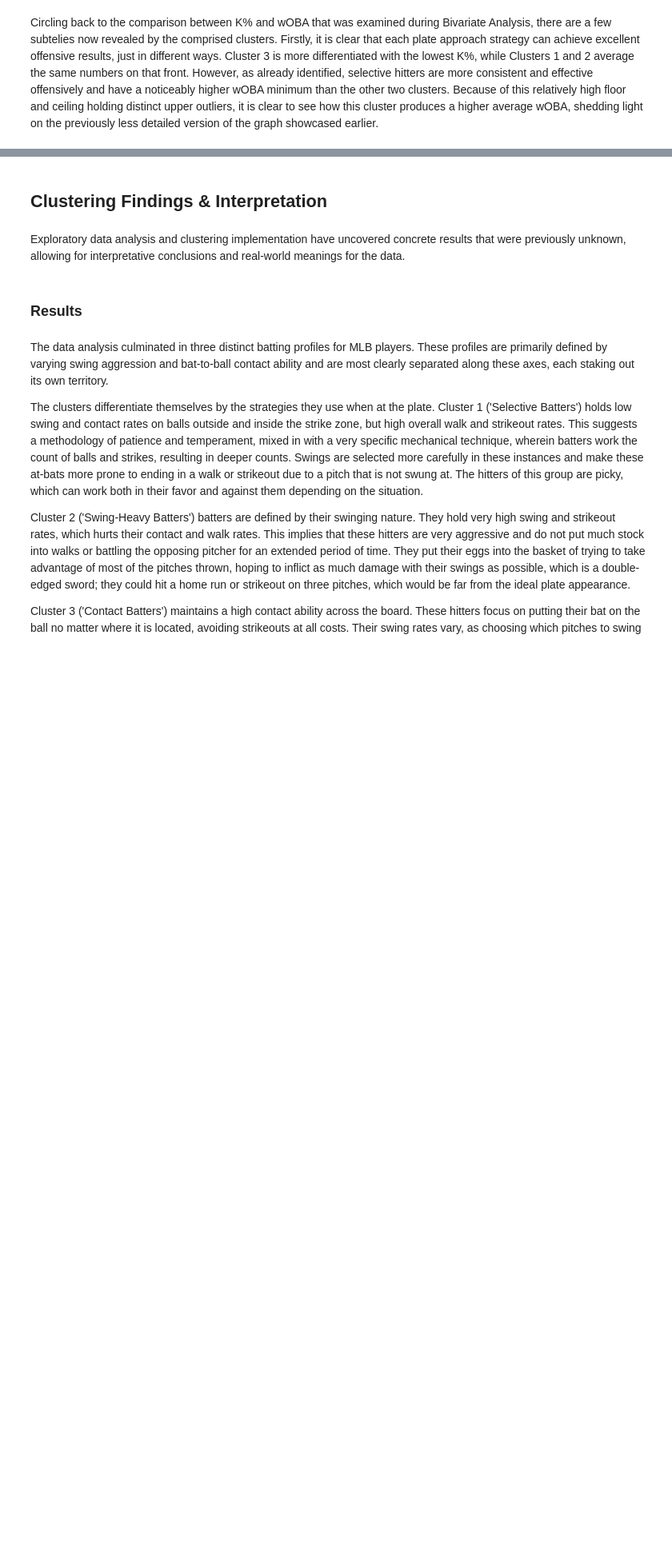
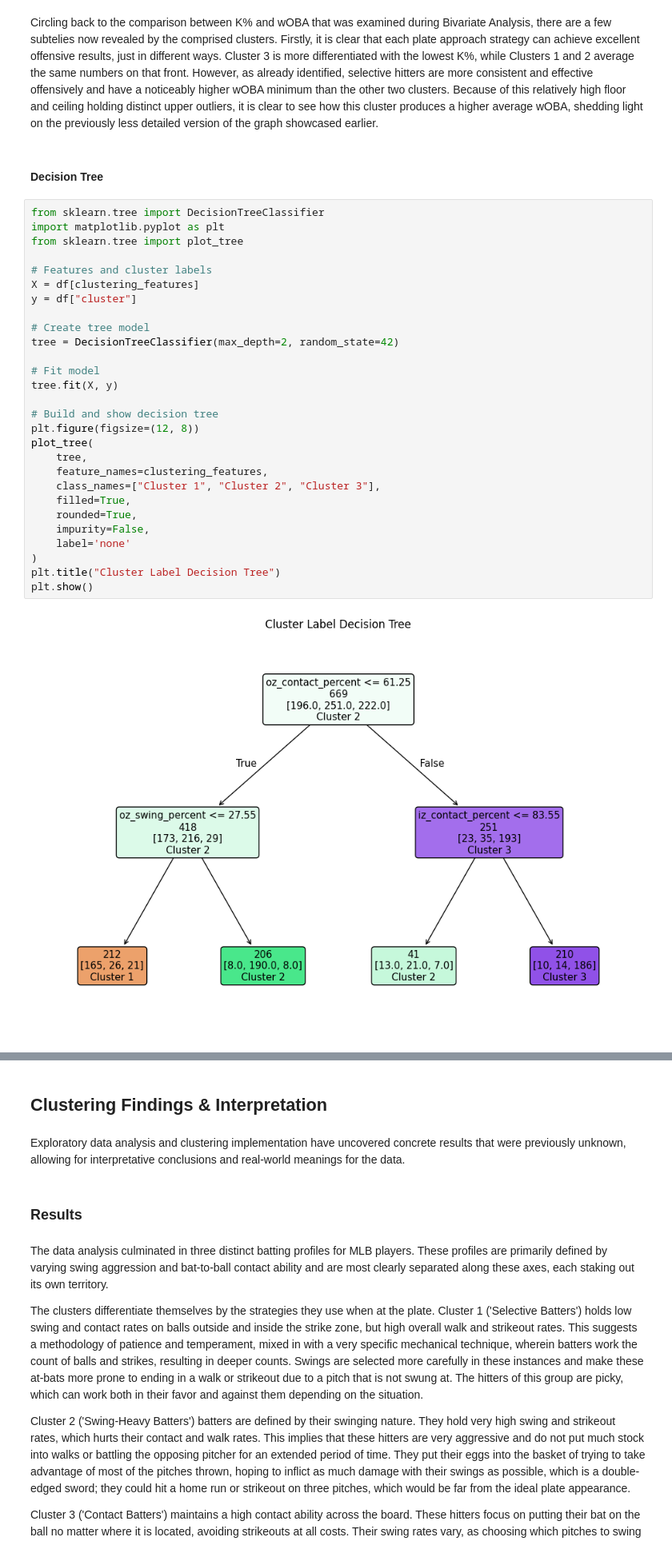
Before and after one commit to Chris83848/MLB-Data-Mining, a Jupyter notebook: notebooks/Complete_Implementation.ipynb, the cells around one changed output, grey strips where cells are left out. Shown at 80% size. Drawn from its saved outputs; the diff is of its cells as text; blank space fills up the shorter version.

```diff
--- a/notebooks/Complete_Implementation.ipynb
+++ b/notebooks/Complete_Implementation.ipynb
@@ -632,3 +627,35 @@ plt.show()
 [figure]
 # %% [markdown]
 Circling back to the comparison between K% and wOBA that was examined during Bivariate Analysis, there are a few subtelies now revealed by the comprised clusters. Firstly, it is clear that each plate approach strategy can achieve excellent offensive results, just in different ways. Cluster 3 is more differentiated with the lowest K%, while Clusters 1 and 2 average the same numbers on that front. However, as already identified, selective hitters are more consistent and effective offensively and have a noticeably higher wOBA minimum than the other two clusters. Because of this relatively high floor and ceiling holding distinct upper outliers, it is clear to see how this cluster produces a higher average wOBA, shedding light on the previously less detailed version of the graph showcased earlier.
+# %% [markdown]
+#### Decision Tree
+# %%
+from sklearn.tree import DecisionTreeClassifier
+import matplotlib.pyplot as plt
+from sklearn.tree import plot_tree
+
+# Features and cluster labels
+X = df[clustering_features]
+y = df["cluster"]
+
+# Create tree model
+tree = DecisionTreeClassifier(max_depth=2, random_state=42)
+
+# Fit model
+tree.fit(X, y)
+
+# Build and show decision tree
+plt.figure(figsize=(12, 8))
+plot_tree(
+    tree,
+    feature_names=clustering_features,
+    class_names=["Cluster 1", "Cluster 2", "Cluster 3"],
+    filled=True,
+    rounded=True,
+    impurity=False,
+    label='none'
+)
+plt.title("Cluster Label Decision Tree")
+plt.show()
+# %% [output]
+[figure, added]
```
Also changed, not shown: parts of 29 cells of this notebook.
